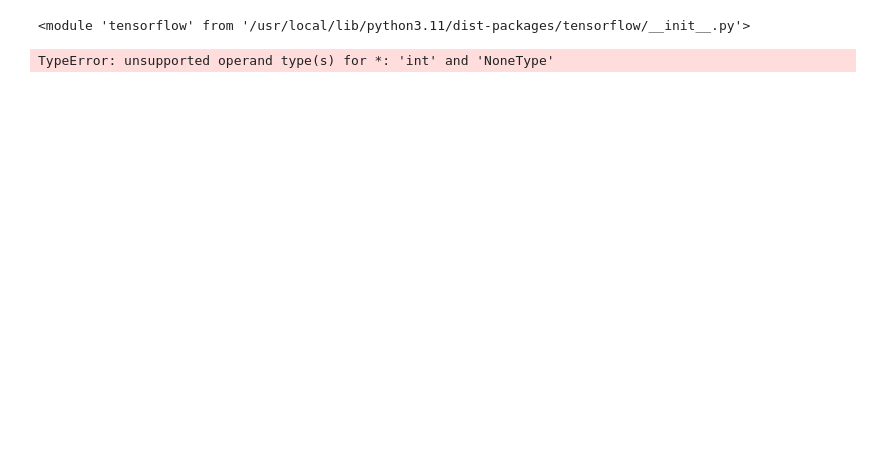
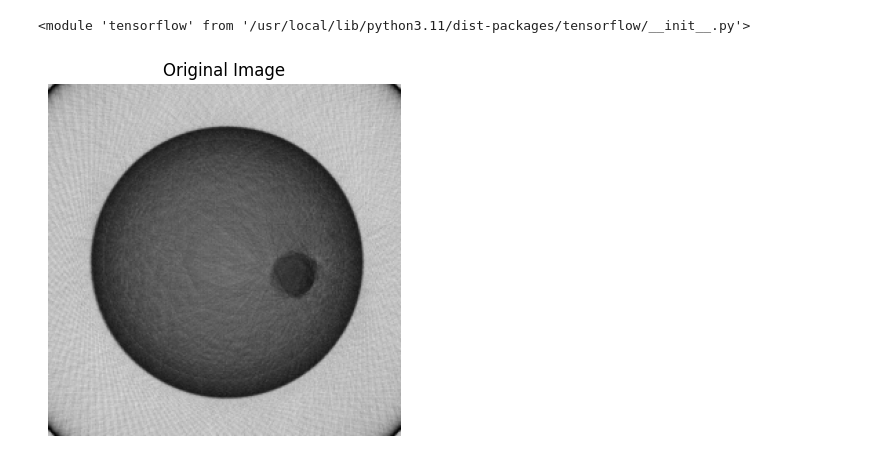
Before and after one commit to Bhar8at/DLR, a Jupyter notebook: model.ipynb, the cells around one changed output. Drawn from its saved outputs; the diff is of its cells as text; code cells hidden in the pictures; blank space fills up the shorter version.

```diff
--- a/model.ipynb
+++ b/model.ipynb
@@ -47,8 +46,19 @@ def build_model(input_shape):
     return model
 # %%
 from skimage import io
+from skimage.transform import resize
 image = io.imread('/content/demo.jpg')
+image = resize(image, (256,256))
-# %%
-model = build_model(image.shape)
-# %% [output]
-TypeError: unsupported operand type(s) for *: 'int' and 'NoneType'
+# %%
+import matplotlib.pyplot as plt
+import numpy as np
+
+plt.figure(figsize=(10, 5))
+# Display the original image
+plt.subplot(1, 2, 1)
+plt.imshow(image)
+plt.title('Original Image')
+plt.axis('off')
+plt.show()
+# %% [output]
+[figure, added]
```
Also changed, not shown: parts of 10 cells of this notebook.
